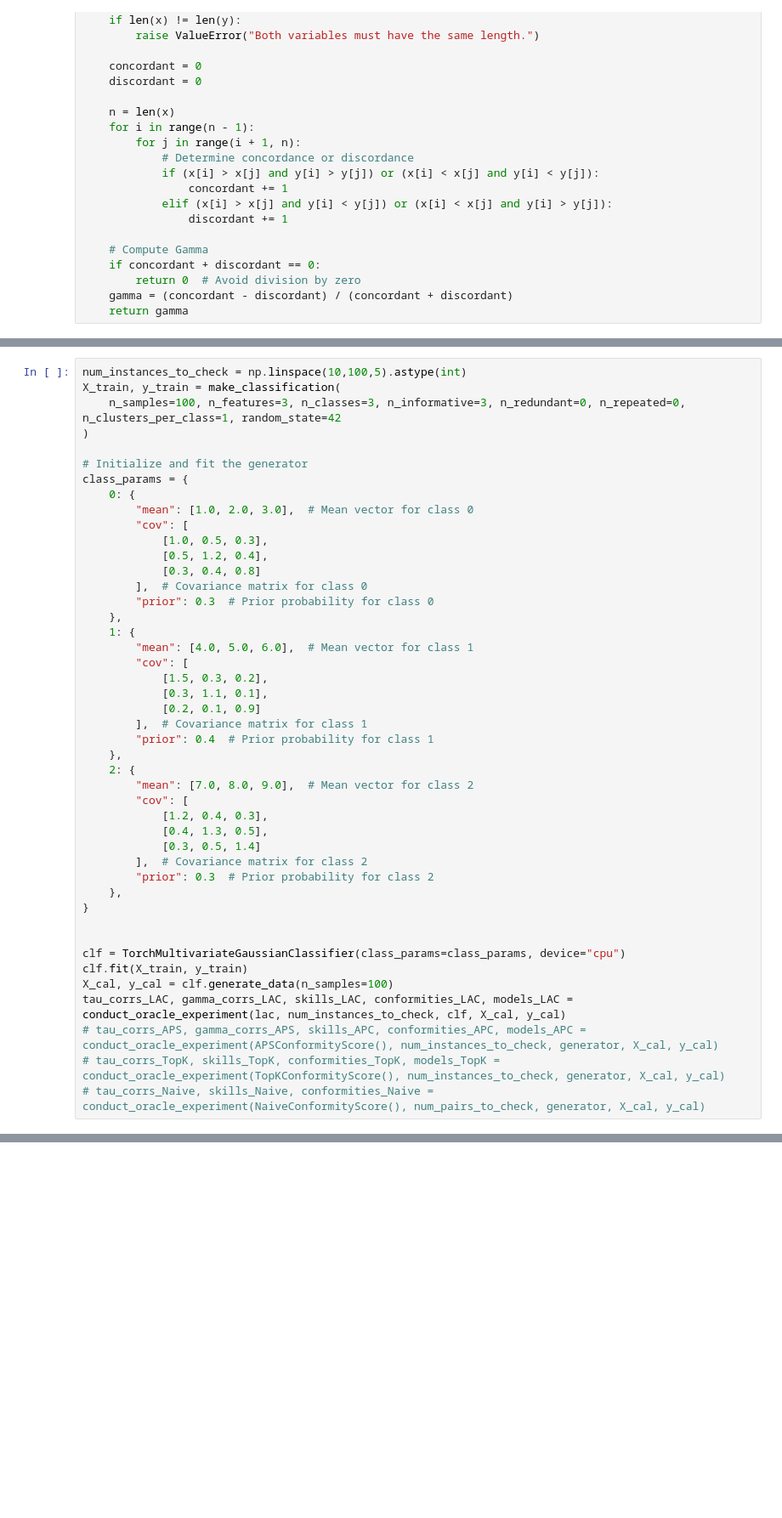
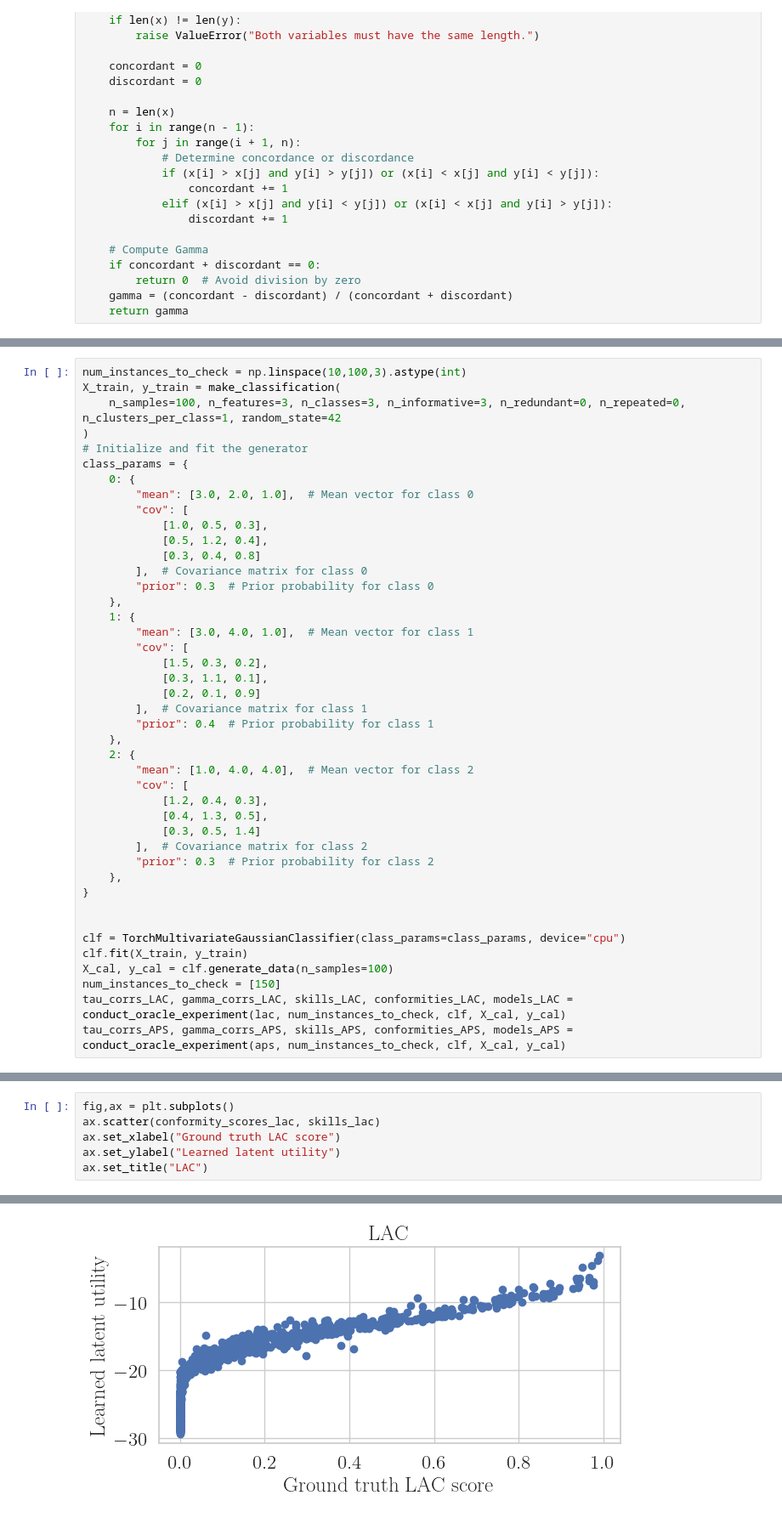
Before and after one commit to yunjinnkim/preference-based-cp, a Jupyter notebook: notebooks/learning_ncs_trochcp.ipynb, the cells around one changed output, grey strips where cells are left out. Shown at 85% size. Drawn from its saved outputs; the diff is of its cells as text; blank space fills up the shorter version.

```diff
--- a/notebooks/learning_ncs_trochcp.ipynb
+++ b/notebooks/learning_ncs_trochcp.ipynb
@@ -510,14 +288,13 @@ def conduct_oracle_experiment(score, num_instances_to_check, generator, X_cal, y
     return tau_corrs, gamma_corrs, skills_from_model, conformity_scores, models
 # %%
-num_instances_to_check = np.linspace(10,100,5).astype(int)
+num_instances_to_check = np.linspace(10,100,3).astype(int)
 X_train, y_train = make_classification(
     n_samples=100, n_features=3, n_classes=3, n_informative=3, n_redundant=0, n_repeated=0, n_clusters_per_class=1, random_state=42
 )
-
 # Initialize and fit the generator
 class_params = {
     0: {
-        "mean": [1.0, 2.0, 3.0],  # Mean vector for class 0
+        "mean": [3.0, 2.0, 1.0],  # Mean vector for class 0
         "cov": [
             [1.0, 0.5, 0.3],
             [0.5, 1.2, 0.4],
@@ -526,7 +303,7 @@ class_params = {
         "prior": 0.3  # Prior probability for class 0
     },
     1: {
-        "mean": [4.0, 5.0, 6.0],  # Mean vector for class 1
+        "mean": [3.0, 4.0, 1.0],  # Mean vector for class 1
         "cov": [
             [1.5, 0.3, 0.2],
             [0.3, 1.1, 0.1],
@@ -535,7 +312,7 @@ class_params = {
         "prior": 0.4  # Prior probability for class 1
     },
     2: {
-        "mean": [7.0, 8.0, 9.0],  # Mean vector for class 2
+        "mean": [1.0, 4.0, 4.0],  # Mean vector for class 2
         "cov": [
             [1.2, 0.4, 0.3],
             [0.4, 1.3, 0.5],
@@ -549,8 +326,7 @@ class_params = {
 clf = TorchMultivariateGaussianClassifier(class_params=class_params, device="cpu")
 clf.fit(X_train, y_train)
 X_cal, y_cal = clf.generate_data(n_samples=100)
+num_instances_to_check = [150]
 tau_corrs_LAC, gamma_corrs_LAC, skills_LAC, conformities_LAC, models_LAC = conduct_oracle_experiment(lac, num_instances_to_check, clf, X_cal, y_cal)
-# tau_corrs_APS, gamma_corrs_APS, skills_APC, conformities_APC, models_APC = conduct_oracle_experiment(APSConformityScore(), num_instances_to_check, generator, X_cal, y_cal)
-# tau_corrs_TopK, skills_TopK, conformities_TopK, models_TopK = conduct_oracle_experiment(TopKConformityScore(), num_instances_to_check, generator, X_cal, y_cal)
-# tau_corrs_Naive, skills_Naive, conformities_Naive = conduct_oracle_experiment(NaiveConformityScore(), num_pairs_to_check, generator, X_cal, y_cal)
+tau_corrs_APS, gamma_corrs_APS, skills_APS, conformities_APS, models_APS = conduct_oracle_experiment(aps, num_instances_to_check, clf, X_cal, y_cal)
 # %% [output]
@@ -918,0 +448,7 @@ ValueError: Invalid method for binary target. Your target is not of type multicl
+# %%
+fig,ax = plt.subplots()
+ax.scatter(conformity_scores_lac, skills_lac)
+ax.set_xlabel("Ground truth LAC score")
+ax.set_ylabel("Learned latent utility")
+ax.set_title("LAC")
+# %% [output]
@@ -918,0 +456 @@ ValueError: Invalid method for binary target. Your target is not of type multicl
+[figure, added]
```
Also changed, not shown: parts of 33 cells of this notebook, 1 other file.
